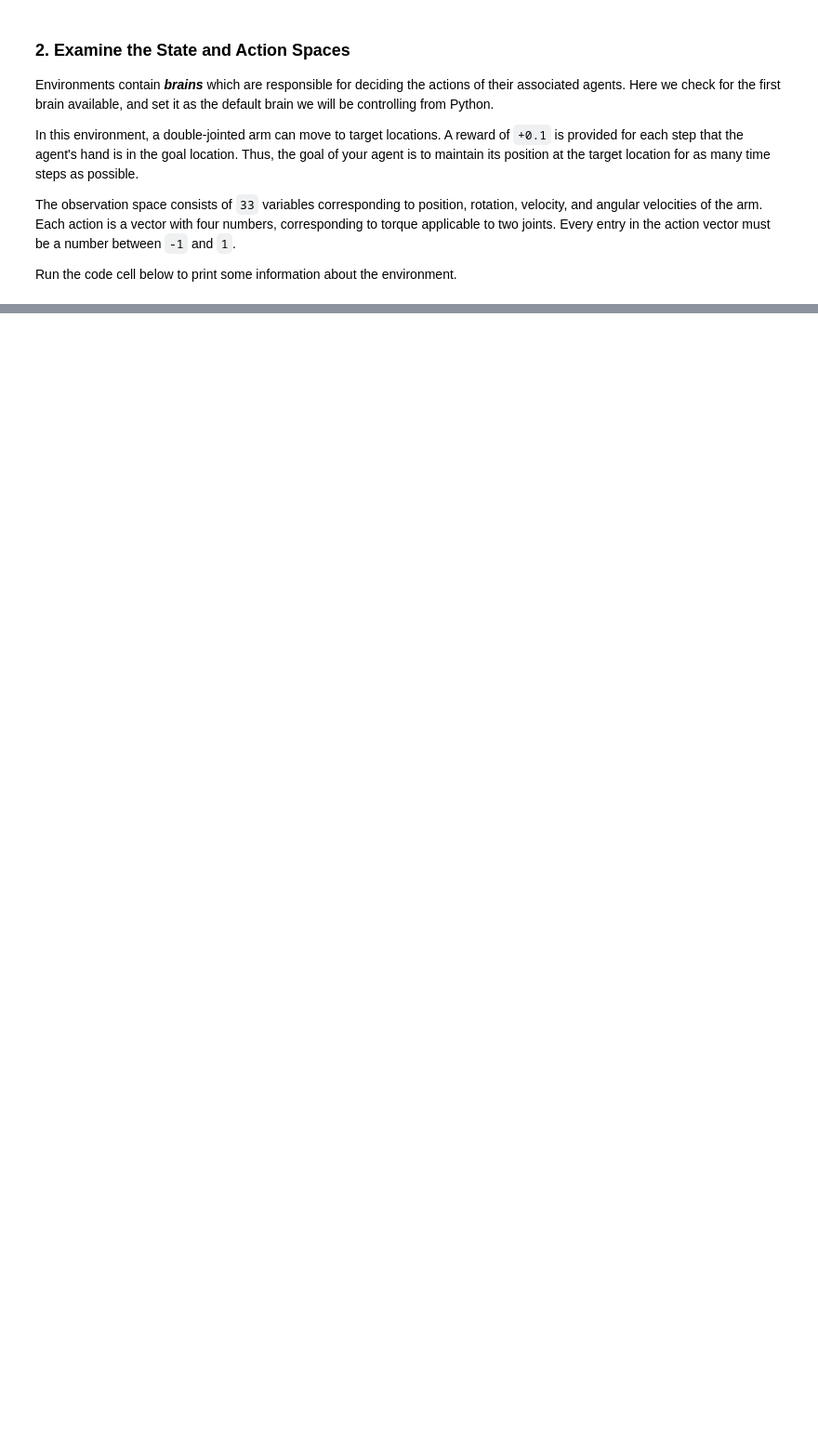
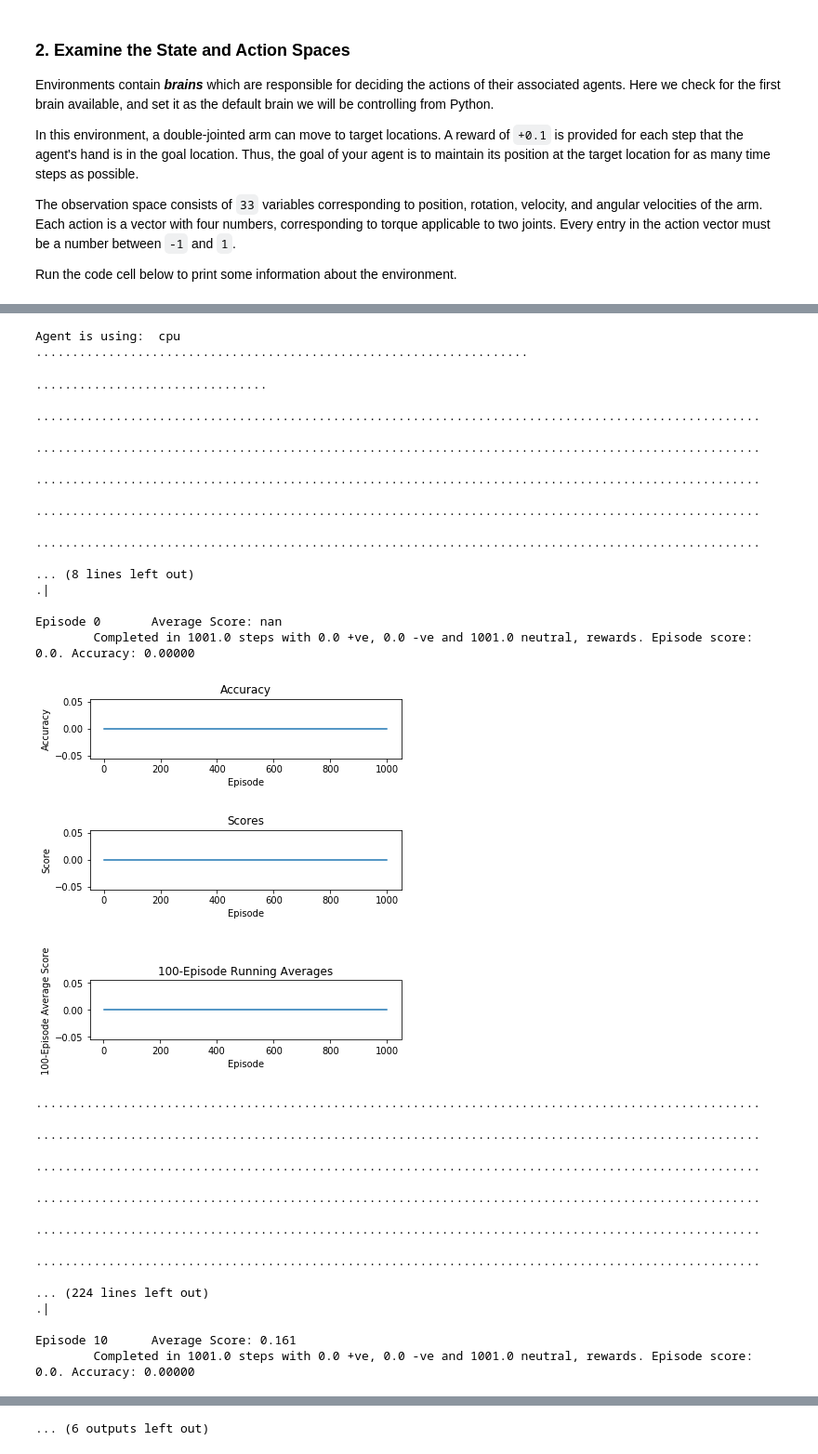
Before and after one commit to alikureishy/DRL-Continuous-Control, a Jupyter notebook: Continuous_Control.ipynb, the cells around one changed output, grey strips where cells are left out. Shown at 93% size. Saved outputs shown, nothing was run; the diff lists cells and outputs as text; code cells hidden in the pictures; blank space fills up the shorter version.

```diff
--- a/Continuous_Control.ipynb
+++ b/Continuous_Control.ipynb
@@ -61,11 +61,12 @@ The observation space consists of `33` variables corresponding to position, rota
 Run the code cell below to print some information about the environment.
 # %%
 from trainer import Trainer
-from tracker import PerformanceTracker
-from agent import DDPGAgent, AgentFactory
+from tracker import TrackerFactory
+from agent import AgentFactory
 
 agent_factory = AgentFactory()
+tracker_factory = TrackerFactory()
 
-trainer = Trainer(env, agent_factory)
+trainer = Trainer(env, agent_factory, tracker_factory)
 trainer.describe_environment()
 # %% [output]
@@ -81,0 +92,42 @@ The state for the first agent looks like: 0.0
+# %%
+tracker = trainer.train_single(n_episodes=1000, plot_every=10)
+# %% [output]
+Agent is using:  cpu
+....................................................................
+................................
+
+....................................................................................................
+
+....................................................................................................
+
+....................................................................................................
+
+....................................................................................................
+
+....................................................................................................
+
+... (8 lines left out)
+.|
+
+Episode 0       Average Score: nan
+        Completed in 1001.0 steps with 0.0 +ve, 0.0 -ve and 1001.0 neutral, rewards. Episode score: 0.0. Accuracy: 0.00000
+[figure, added]
+[figure, added]
+[figure, added]
+....................................................................................................
+
+....................................................................................................
+
+....................................................................................................
+
+....................................................................................................
+
+....................................................................................................
+
+....................................................................................................
+
+... (224 lines left out)
+.|
+
+Episode 10      Average Score: 0.161
+        Completed in 1001.0 steps with 0.0 +ve, 0.0 -ve and 1001.0 neutral, rewards. Episode score: 0.0. Accuracy: 0.00000
@@ -81,0 +156 @@ The state for the first agent looks like: 0.0
+... (6 outputs left out)
```
Also changed, not shown: parts of 5 cells of this notebook, 5 other files.
